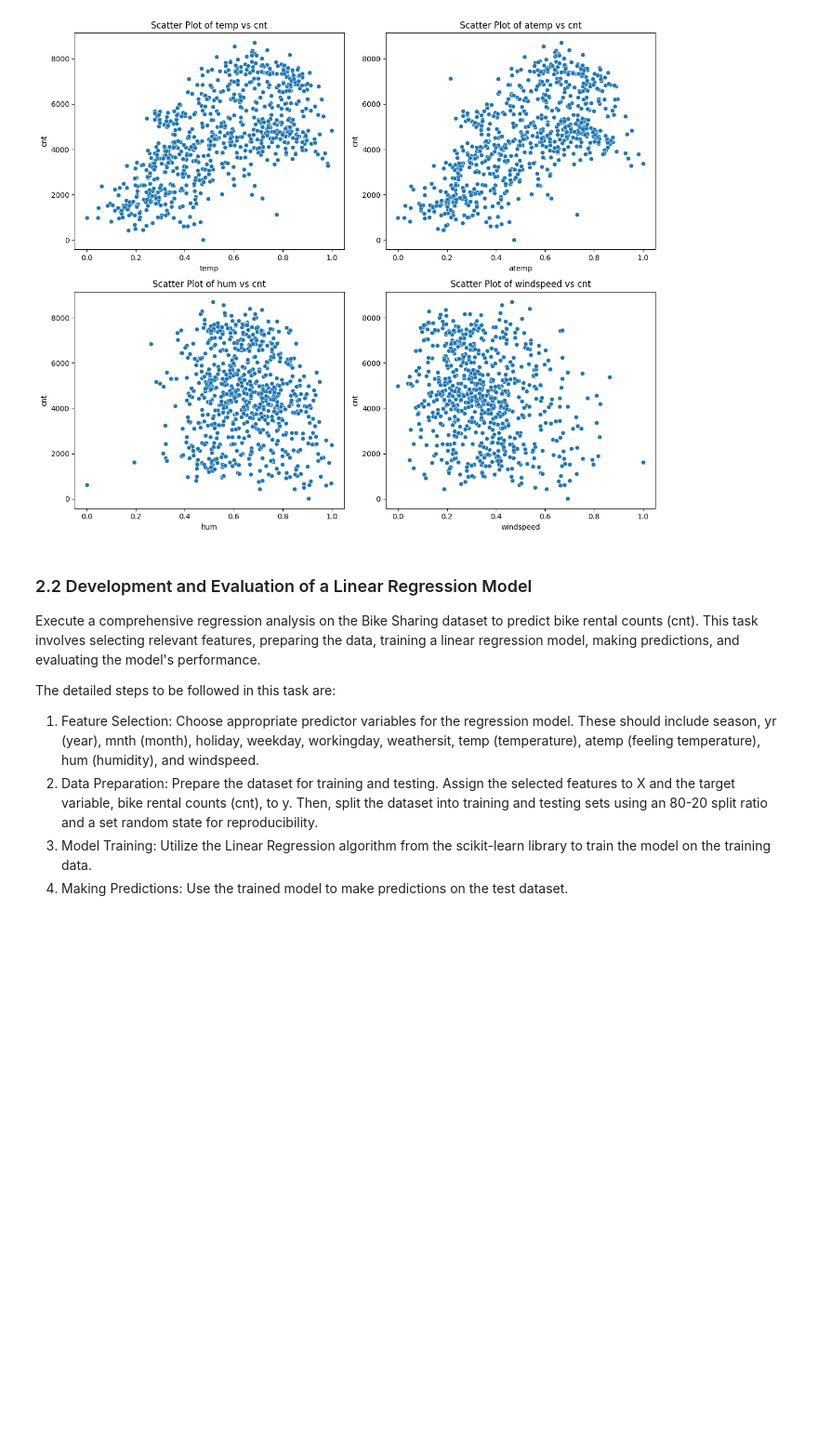
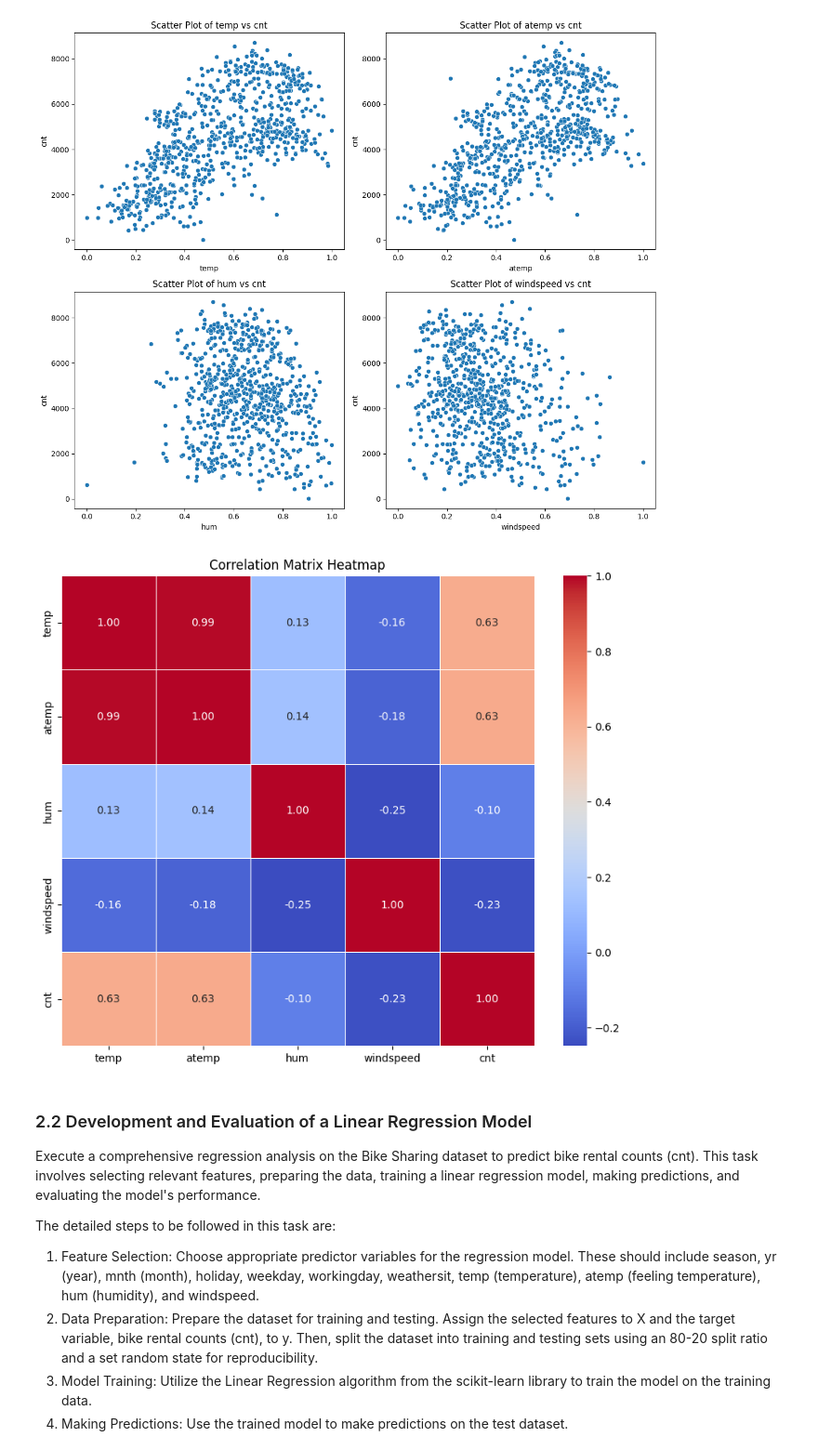
Before and after one commit to 3p10/Bike-Sharing-Dataset, a Jupyter notebook: Bike Sharing.ipynb, the cells around one changed output. Shown at 93% size. Saved outputs shown, nothing was run; the diff lists cells and outputs as text; code cells hidden in the pictures; blank space fills up the shorter version.

```diff
--- a/Bike Sharing.ipynb
+++ b/Bike Sharing.ipynb
@@ -492,6 +492,19 @@ plt.tight_layout()
 plt.show()
 # %% [output]
 [figure]
+# %%
+# Create heat map to better understanding
+
+# Compute the correlation matrix
+correlation_matrix = subset_df.corr()
+
+# Create a heatmap with annotations
+plt.figure(figsize=(10, 8))
+sns.heatmap(correlation_matrix, annot=True, cmap='coolwarm', fmt='.2f', linewidths=.5)
+plt.title('Correlation Matrix Heatmap')
+plt.show()
+# %% [output]
+[figure, added]
 # %% [markdown]
 ### 2.2 Development and Evaluation of a Linear Regression Model
 Execute a comprehensive regression analysis on the Bike Sharing dataset to predict bike rental counts (cnt). This task involves selecting relevant features, preparing the data, training a linear regression model, making predictions, and evaluating the model's performance.
```
